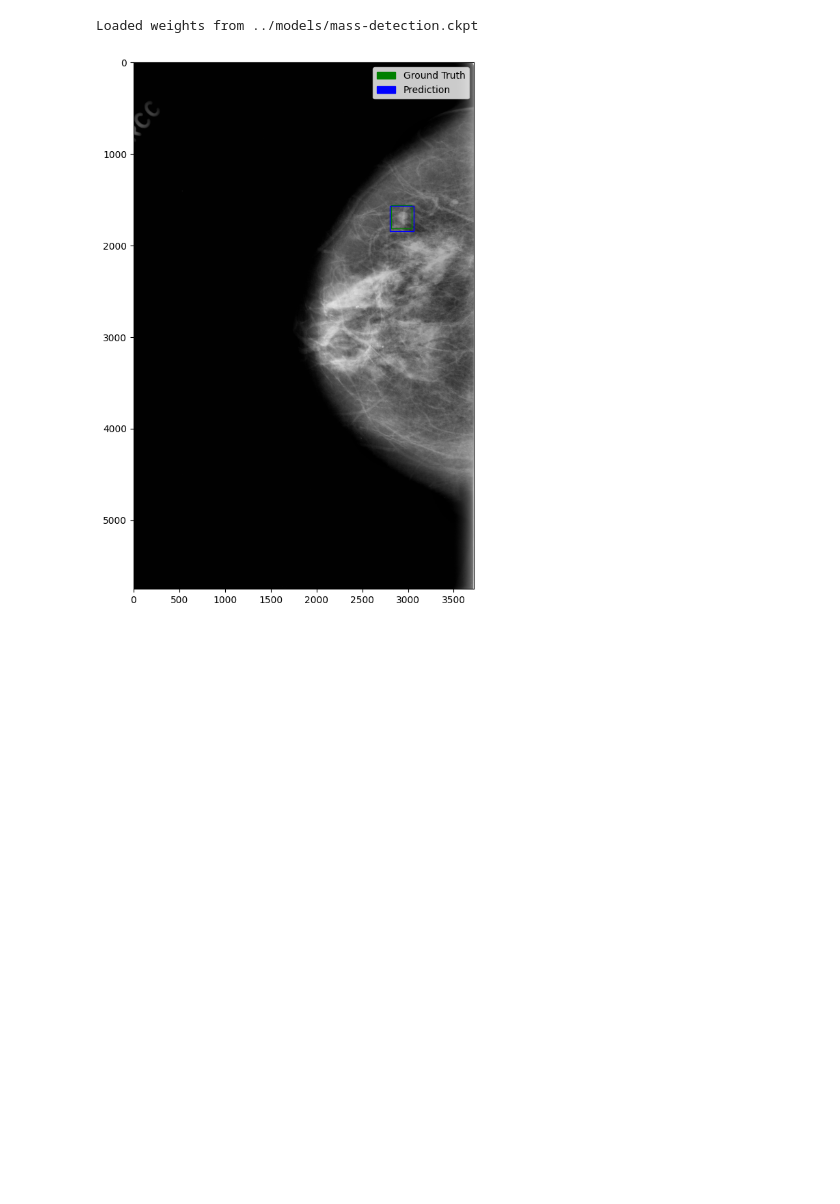
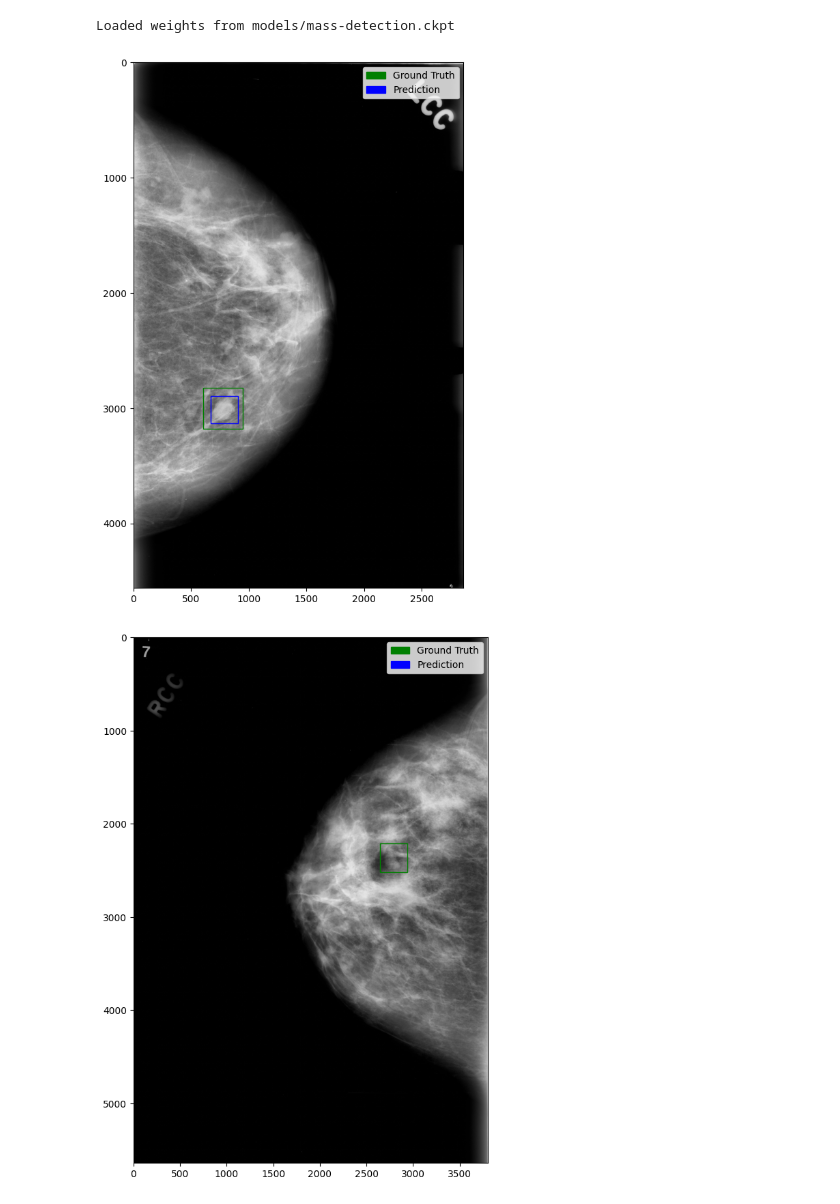
Before and after one commit to tmb2k01/mammo-vision, a Jupyter notebook: notebooks/detection_validation.ipynb, the cells around one changed output. Drawn from its saved outputs; the diff is of its cells as text; code cells hidden in the pictures; blank space fills up the shorter version.

```diff
--- a/notebooks/detection_validation.ipynb
+++ b/notebooks/detection_validation.ipynb
@@ -16,7 +8,10 @@ from src.data_modules.detection_data_module import (
 from src.models.detection_model import DetectionModel
 # %%
-datamodule = DetectionDataModule(
-    root_dir="../data/cbis-ddsm-detec", tumor_type="mass", batch_size=1, num_workers=4
+datamodule = CbisDdsmDataModuleDetection(
+    root_dir="data/cbis-ddsm-detec",
+    tumor_type="mass",
+    batch_size=1,
+    num_workers=4,
 )
 # %%
 for batch in datamodule.train_dataloader():
@@ -50,14 +45,14 @@ for batch in datamodule.train_dataloader():
 # %%
-model = DetectionModel(weight_path="../models/mass-detection.ckpt")
+model = DetectionModel(weight_path="models/mass-detection.ckpt")
+model = model.eval()
 # %% [output]
-Loaded weights from ../models/mass-detection.ckpt
+Loaded weights from models/mass-detection.ckpt
 # %%
 # Get a validation batch
-i = 0
-for batch in datamodule.val_dataloader():
-    if i < 7:
-        i += 1
-        continue
+for idx, batch in enumerate(datamodule.val_dataloader()):
+    if idx == 5:
+        break
+
     x, y = batch[0][0], batch[1][0]
 
     # Prepare the image
@@ -77,11 +72,13 @@ for batch in datamodule.val_dataloader():
 
     iou_threshold = 0.3
     keep_indices = ops.nms(
-        predicted_boxes, scores[scores > confidence_threshold], iou_threshold
+        predicted_boxes,
+        scores[scores > confidence_threshold],
+        iou_threshold,
     )
 
     # Filtered results
-    filtered_boxes = predicted_boxes[keep_indices]
+    filtered_boxes = predicted_boxes
     filtered_scores = scores[scores > confidence_threshold][keep_indices]
 
     # Plot the image
@@ -97,32 +94,32 @@ for batch in datamodule.val_dataloader():
             ymax - ymin,
             linewidth=1,
             edgecolor="g",
             facecolor="none",
             label="Ground Truth",
         )
         ax.add_patch(rect)
 
     # Plot predicted boxes in blue
     for box in filtered_boxes:
         xmin, ymin, xmax, ymax = box
         rect = patches.Rectangle(
             (xmin, ymin),
             xmax - xmin,
             ymax - ymin,
             linewidth=1,
             edgecolor="b",
             facecolor="none",
             label="Prediction",
         )
         ax.add_patch(rect)
 
     plt.legend(
         handles=[
             patches.Patch(color="green", label="Ground Truth"),
             patches.Patch(color="blue", label="Prediction"),
         ]
     )
     plt.show()
-    break
 # %% [output]
-[figure, old version]
+[figure, new version]
+[figure, added]
```
Also changed, not shown: parts of 3 cells of this notebook, 2 other files.
